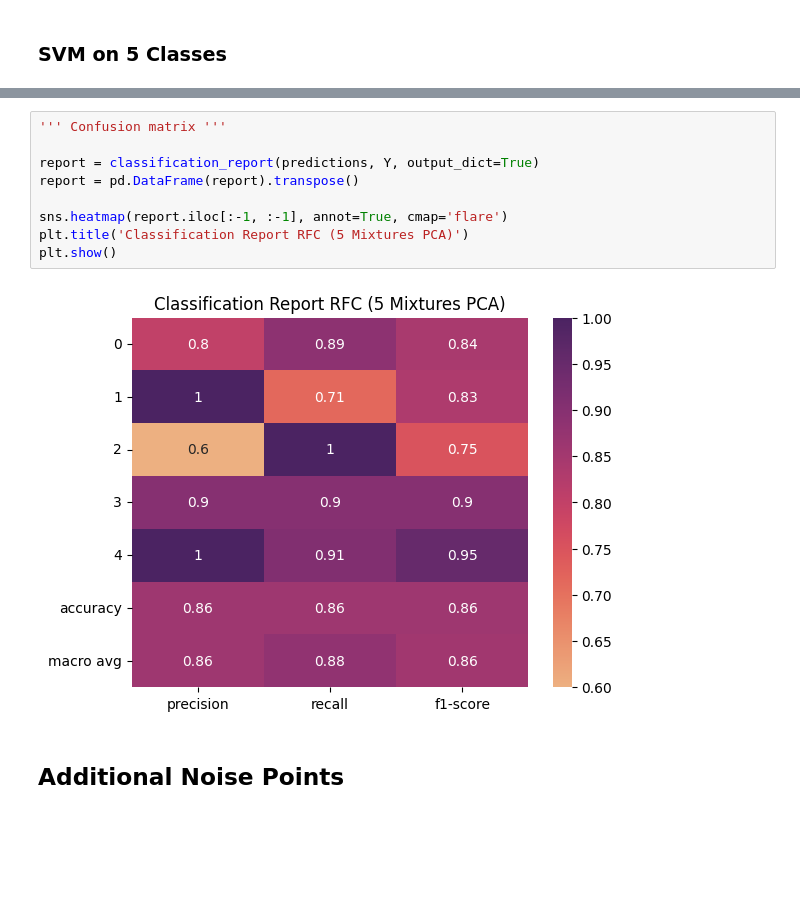
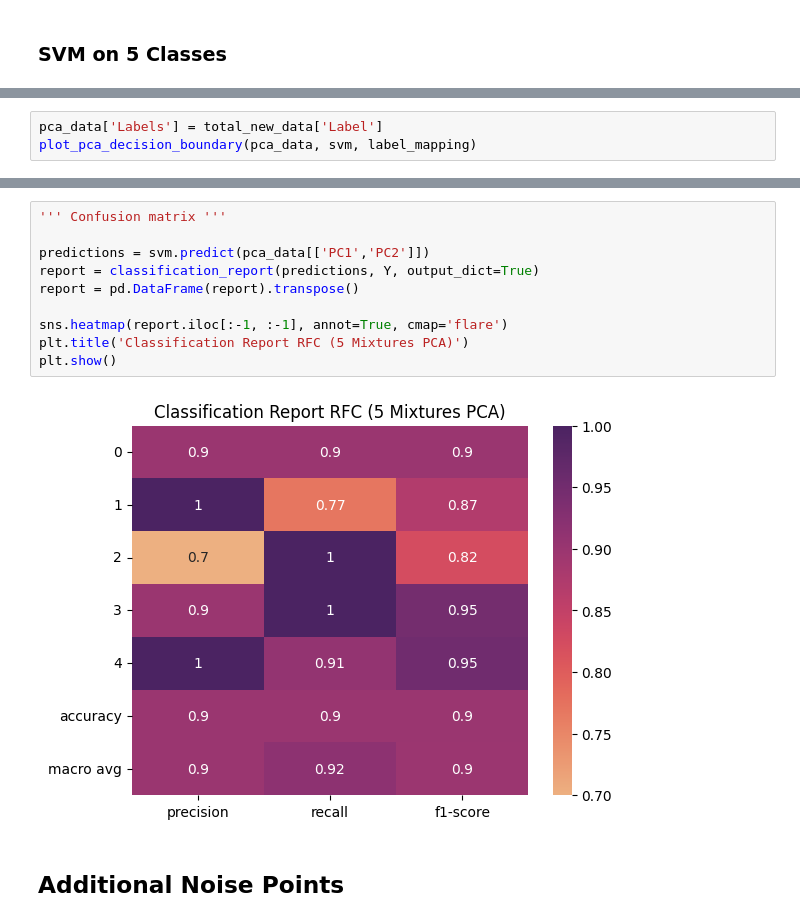
Before and after one commit to SohamD34/BTP, a Jupyter notebook: scripts/Mixture + Analytes/5 Mixtures/PCA_SVM.ipynb, the cells around one changed output, grey strips where cells are left out. Cells and saved outputs as stored; diff of their text form; blank space fills up the shorter version.

```diff
--- a/scripts/Mixture + Analytes/5 Mixtures/PCA_SVM.ipynb
+++ b/scripts/Mixture + Analytes/5 Mixtures/PCA_SVM.ipynb
@@ -107,0 +71,3 @@ Testing accuracy =  0.8
+# %%
+pca_data['Labels'] = total_new_data['Label']
+plot_pca_decision_boundary(pca_data, svm, label_mapping)
@@ -108,14 +76,15 @@ Testing accuracy =  0.8
 # %%
 ''' Confusion matrix '''
 
+predictions = svm.predict(pca_data[['PC1','PC2']])
 report = classification_report(predictions, Y, output_dict=True)
 report = pd.DataFrame(report).transpose()
 
 sns.heatmap(report.iloc[:-1, :-1], annot=True, cmap='flare')
 plt.title('Classification Report RFC (5 Mixtures PCA)')
 plt.show()
 # %% [output]
-[figure, old version]
+[figure, new version]
 # %% [markdown]
 ## Additional Noise Points
 # %% [markdown]
```
Also changed, not shown: parts of 4 cells of this notebook, 13 other files.
